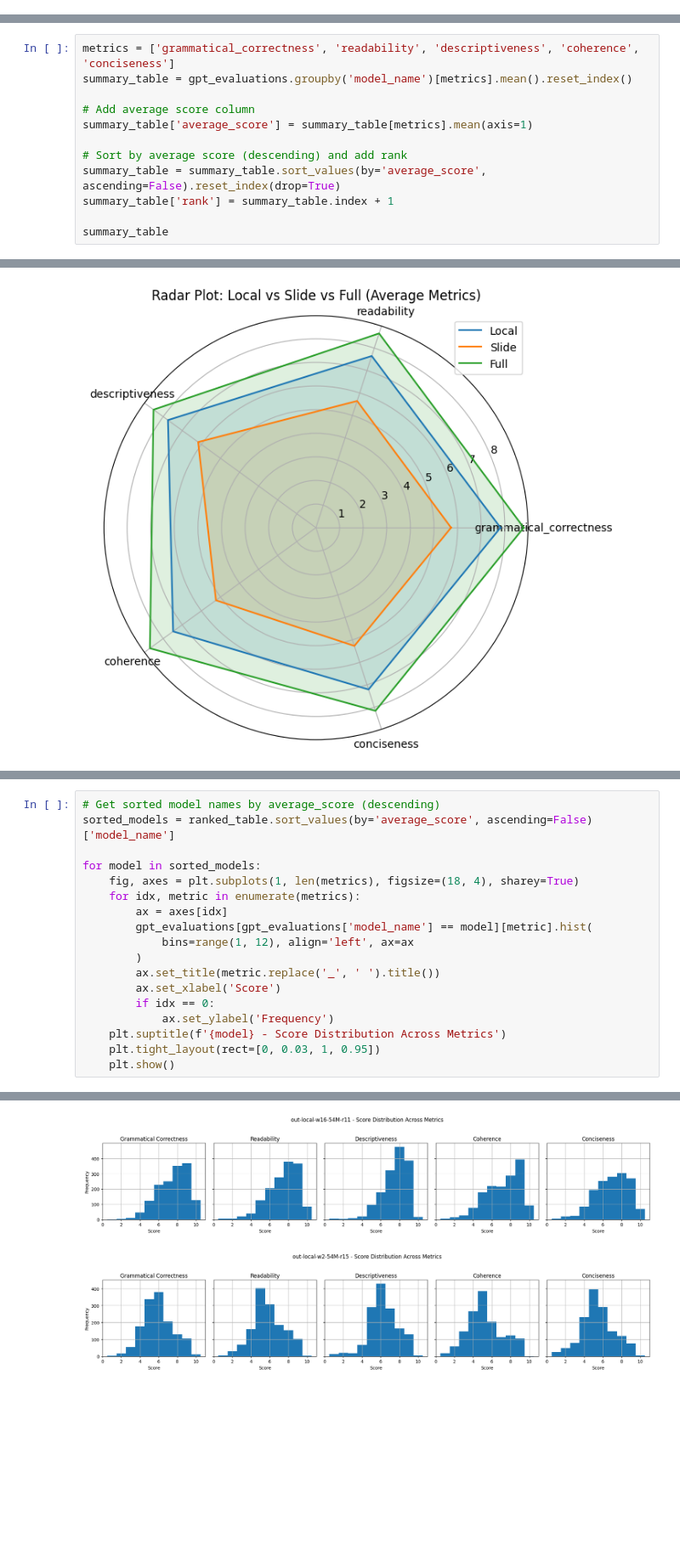
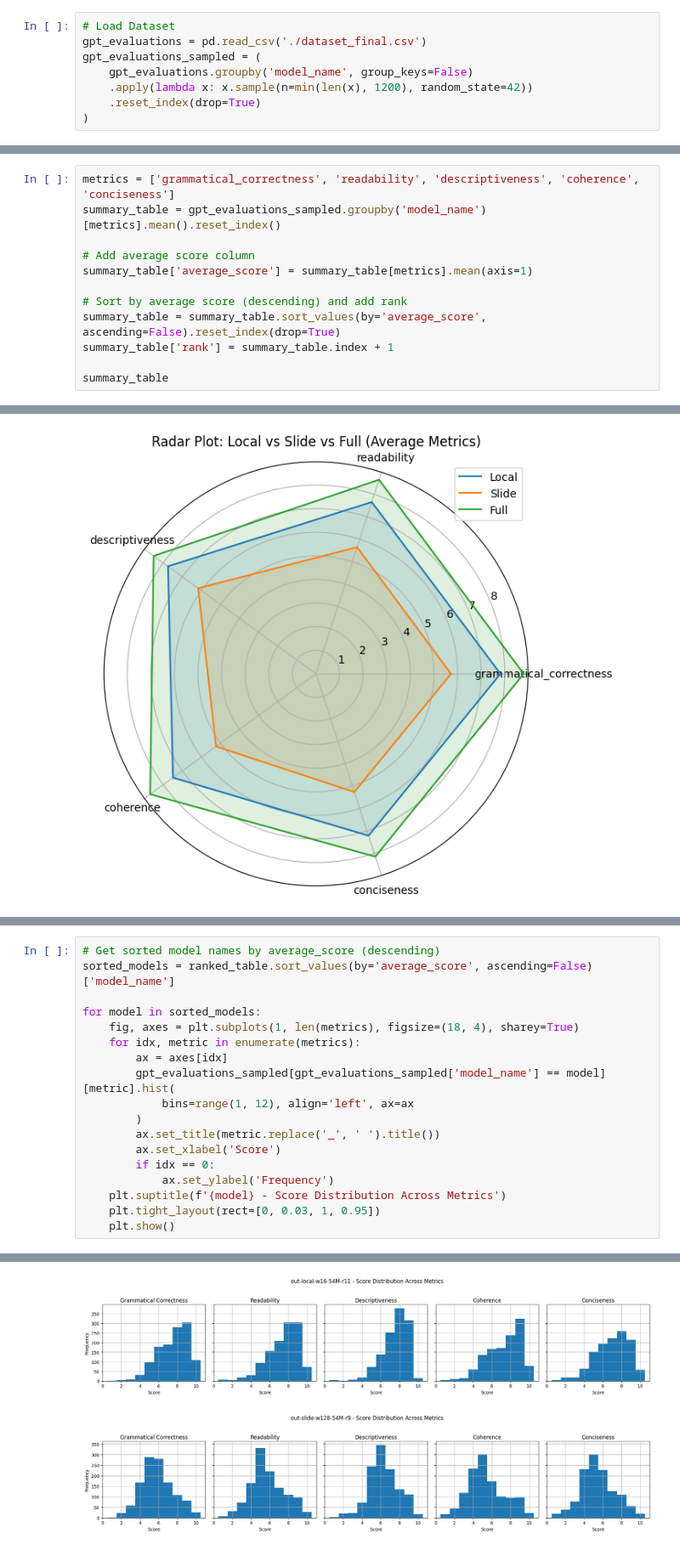
Before and after one commit to Danvictorgithub/gpt-evaluation, a Jupyter notebook: main.ipynb, the cells around one changed output, grey strips where cells are left out. Shown at 85% size. Cells and saved outputs as stored; diff of their text form; blank space fills up the shorter version.

Commit message:
updated table

```diff
--- a/main.ipynb
+++ b/main.ipynb
@@ -8,0 +6,8 @@ gpt_evaluations = pd.read_csv('./dataset_final.csv')
+# %%
+# Load Dataset
+gpt_evaluations = pd.read_csv('./dataset_final.csv')
+gpt_evaluations_sampled = (
+    gpt_evaluations.groupby('model_name', group_keys=False)
+    .apply(lambda x: x.sample(n=min(len(x), 1200), random_state=42))
+    .reset_index(drop=True)
+)
@@ -60,6 +82,6 @@ display(summary_table.style.hide(axis="index"))
 # %%
 metrics = ['grammatical_correctness', 'readability', 'descriptiveness', 'coherence', 'conciseness']
-summary_table = gpt_evaluations.groupby('model_name')[metrics].mean().reset_index()
+summary_table = gpt_evaluations_sampled.groupby('model_name')[metrics].mean().reset_index()
 
 # Add average score column
 summary_table['average_score'] = summary_table[metrics].mean(axis=1)
@@ -225,7 +247,7 @@ for model in sorted_models:
     fig, axes = plt.subplots(1, len(metrics), figsize=(18, 4), sharey=True)
     for idx, metric in enumerate(metrics):
         ax = axes[idx]
-        gpt_evaluations[gpt_evaluations['model_name'] == model][metric].hist(
+        gpt_evaluations_sampled[gpt_evaluations_sampled['model_name'] == model][metric].hist(
             bins=range(1, 12), align='left', ax=ax
         )
         ax.set_title(metric.replace('_', ' ').title())
@@ -243,2 +265,2 @@ for model in sorted_models:
-[figure, old version]
+[figure, new version]
-[figure, old version]
+[figure, new version]
```
Also changed, not shown: parts of 10 cells of this notebook.
